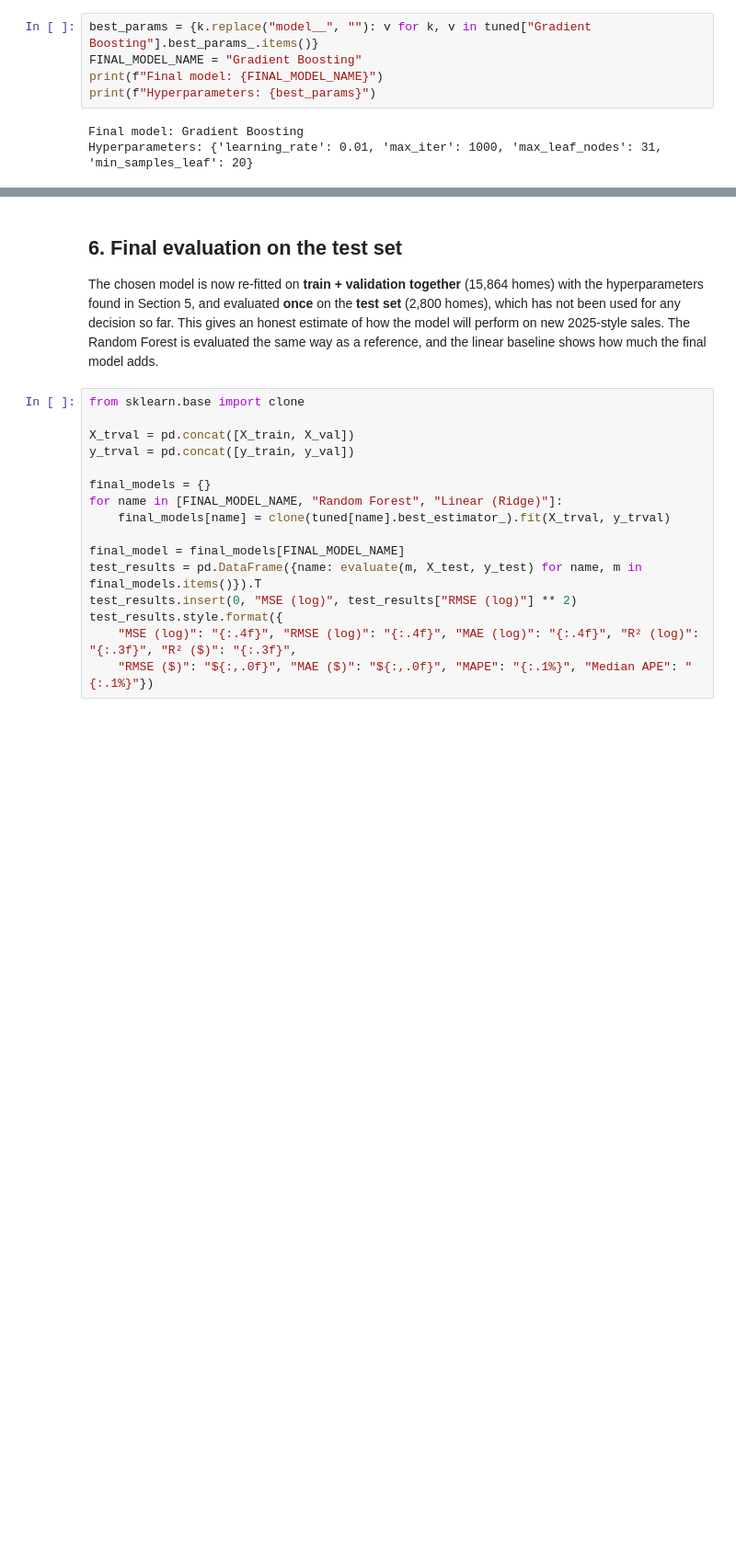
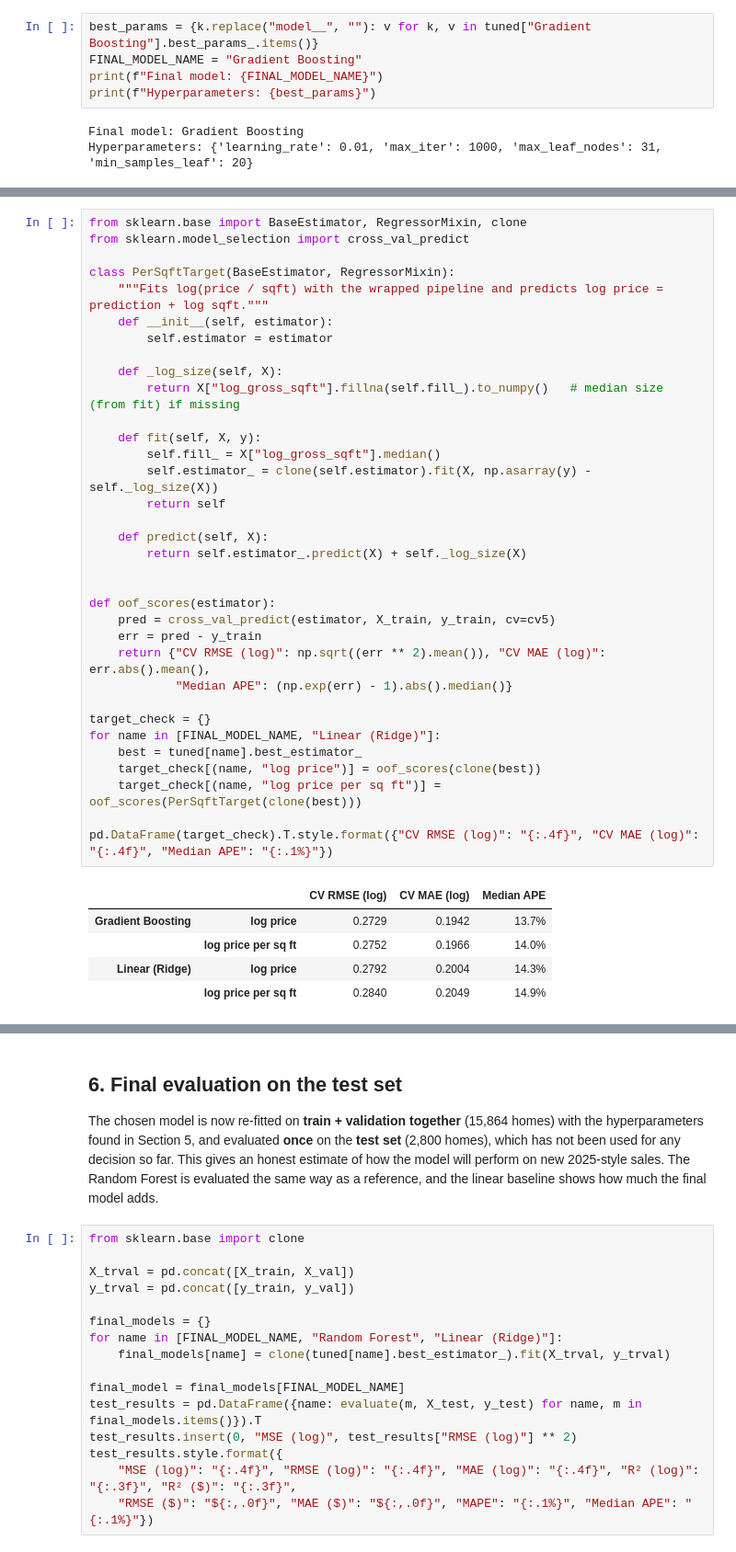
Before and after one commit to nodirbeksolijonov/MLDA-CW1-NYC-Property-Sales, a Jupyter notebook: notebooks/MLDA_CW1_NYC_Property_Sales.ipynb, the cells around one changed output, grey strips where cells are left out. Shown at 92% size. Drawn from its saved outputs; the diff is of its cells as text; blank space fills up the shorter version.

```diff
--- a/notebooks/MLDA_CW1_NYC_Property_Sales.ipynb
+++ b/notebooks/MLDA_CW1_NYC_Property_Sales.ipynb
@@ -1774,0 +1780,40 @@ Hyperparameters: {'learning_rate': 0.01, 'max_iter': 1000, 'max_leaf_nodes': 31,
+# %%
+from sklearn.base import BaseEstimator, RegressorMixin, clone
+from sklearn.model_selection import cross_val_predict
+
+class PerSqftTarget(BaseEstimator, RegressorMixin):
+    """Fits log(price / sqft) with the wrapped pipeline and predicts log price = prediction + log sqft."""
+    def __init__(self, estimator):
+        self.estimator = estimator
+
+    def _log_size(self, X):
+        return X["log_gross_sqft"].fillna(self.fill_).to_numpy()   # median size (from fit) if missing
+
+    def fit(self, X, y):
+        self.fill_ = X["log_gross_sqft"].median()
+        self.estimator_ = clone(self.estimator).fit(X, np.asarray(y) - self._log_size(X))
+        return self
+
+    def predict(self, X):
+        return self.estimator_.predict(X) + self._log_size(X)
+
+
+def oof_scores(estimator):
+    pred = cross_val_predict(estimator, X_train, y_train, cv=cv5)
+    err = pred - y_train
+    return {"CV RMSE (log)": np.sqrt((err ** 2).mean()), "CV MAE (log)": err.abs().mean(),
+            "Median APE": (np.exp(err) - 1).abs().median()}
+
+target_check = {}
+for name in [FINAL_MODEL_NAME, "Linear (Ridge)"]:
+    best = tuned[name].best_estimator_
+    target_check[(name, "log price")] = oof_scores(clone(best))
+    target_check[(name, "log price per sq ft")] = oof_scores(PerSqftTarget(clone(best)))
+
+pd.DataFrame(target_check).T.style.format({"CV RMSE (log)": "{:.4f}", "CV MAE (log)": "{:.4f}", "Median APE": "{:.1%}"})
+# %% [output]
+|  |  | CV RMSE (log) | CV MAE (log) | Median APE |
+| Gradient Boosting | log price | 0.2729 | 0.1942 | 13.7% |
+|  | log price per sq ft | 0.2752 | 0.1966 | 14.0% |
+| Linear (Ridge) | log price | 0.2792 | 0.2004 | 14.3% |
+|  | log price per sq ft | 0.2840 | 0.2049 | 14.9% |
```
Also changed, not shown: parts of 4 cells of this notebook.
